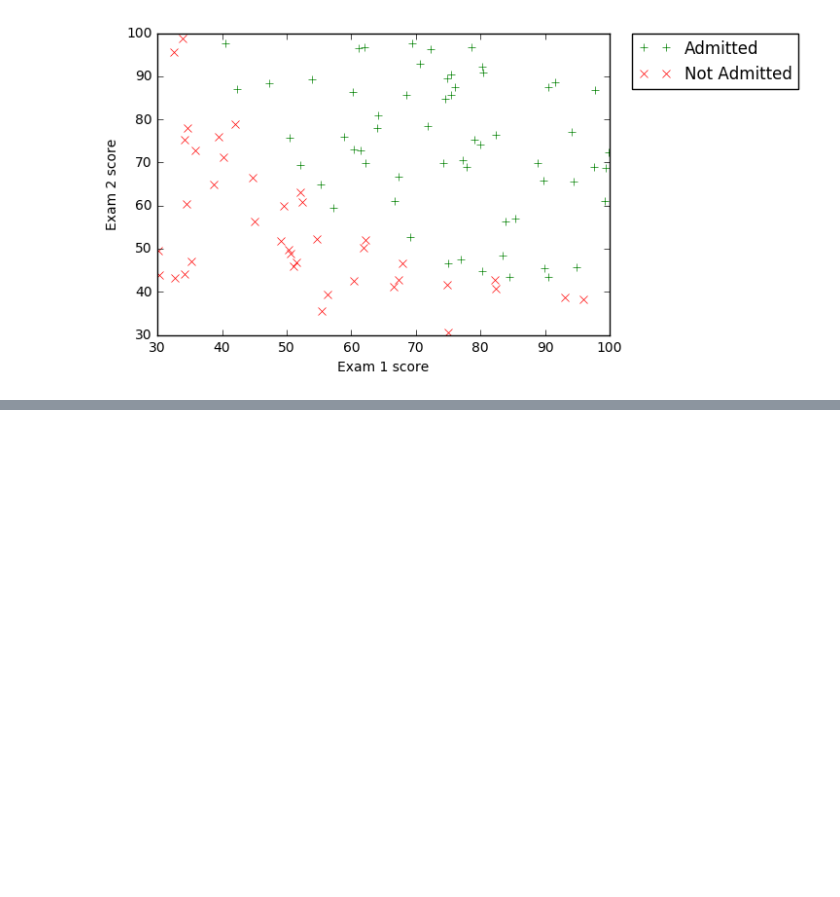
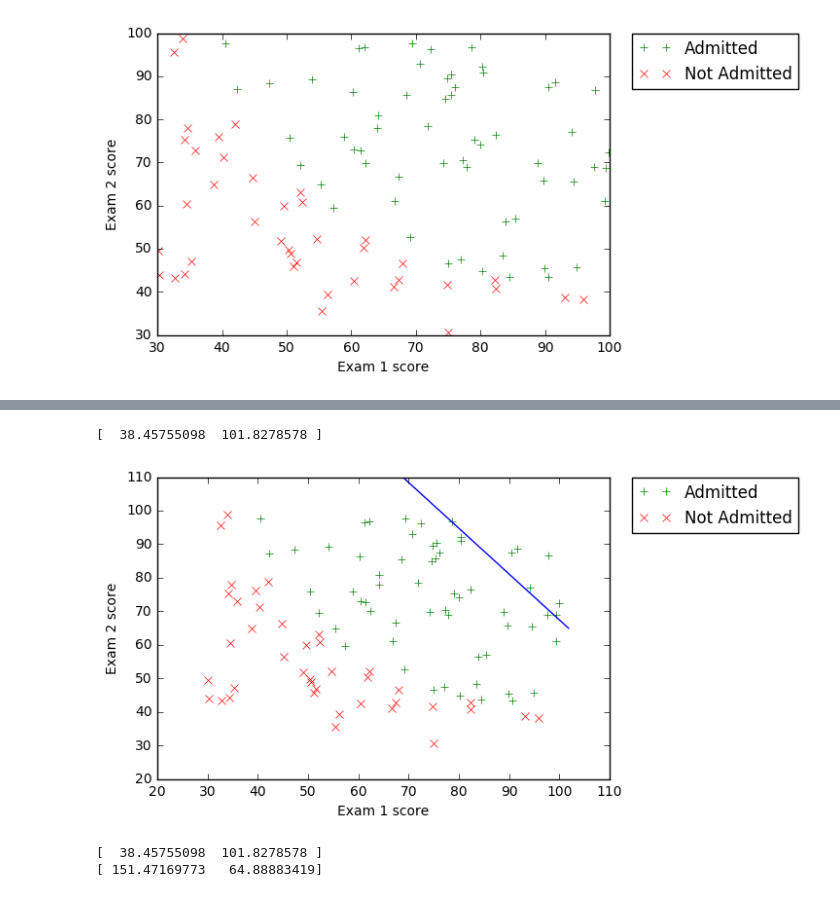
Before and after one commit to velmyk/sandbox-machine-learning, a Jupyter notebook: different/notebooks/logistic-regression.ipynb, the cells around one changed output, grey strips where cells are left out. Cells and saved outputs as stored; diff of their text form; code cells hidden in the pictures; blank space fills up the shorter version.

```diff
--- a/different/notebooks/logistic-regression.ipynb
+++ b/different/notebooks/logistic-regression.ipynb
@@ -92,0 +144,24 @@ costFunction(X, y, theta)
+# %%
+plt.figure()
+plt.ylim([20, 110])
+plt.xlim([20, 110])
+plt.plot(admitted['exam1'].values, admitted['exam2'].values, 'g+', label='Admitted')
+plt.plot(not_admitted['exam1'].values, not_admitted['exam2'].values, 'rx', label='Not Admitted')
+plt.legend(bbox_to_anchor=(1.05, 1), loc=2, borderaxespad=0.)
+plt.ylabel('Exam 2 score')
+plt.xlabel('Exam 1 score')
+x_b = np.array([np.min(admitted['exam1'].values) - 2, np.max(admitted['exam1'].values) + 2])
+print(x_b)
+y_b = -(1 / t[2, 0]) * (t[1, 0] * x_b + t[0, 0]);
+plt.plot(x_b, y_b)
+plt.show()
+# %% [output]
+[  38.45755098  101.8278578 ]
+[figure, added]
+# %%
+y_b = (-1 / t[2, 0]) * (t[1, 0] * x_b + t[0, 0]);
+print(x_b)
+print(y_b)
+# %% [output]
+[  38.45755098  101.8278578 ]
+[ 151.47169773   64.88883419]
```
Also changed, not shown: parts of 11 cells of this notebook, 3 other files.
